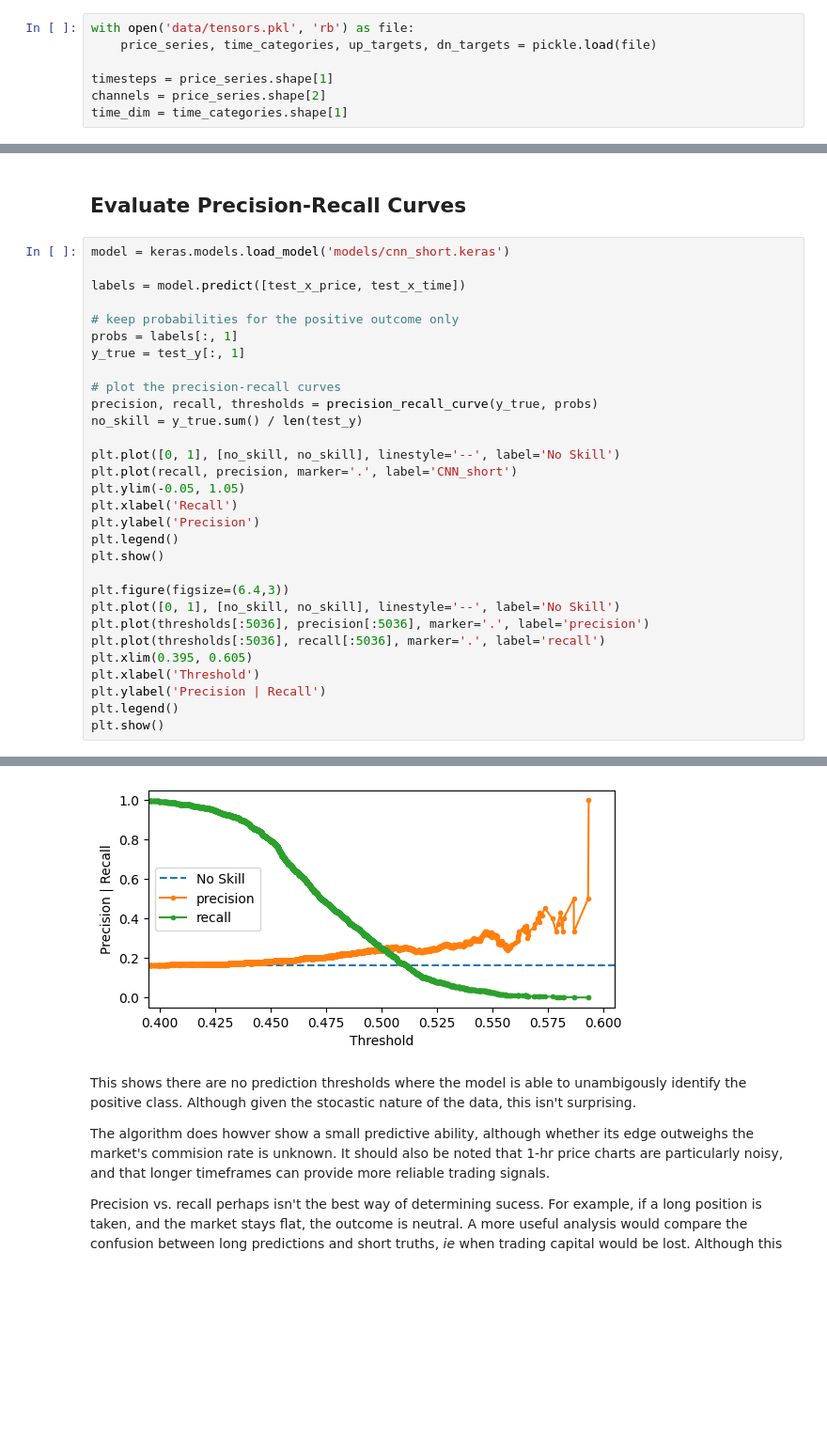
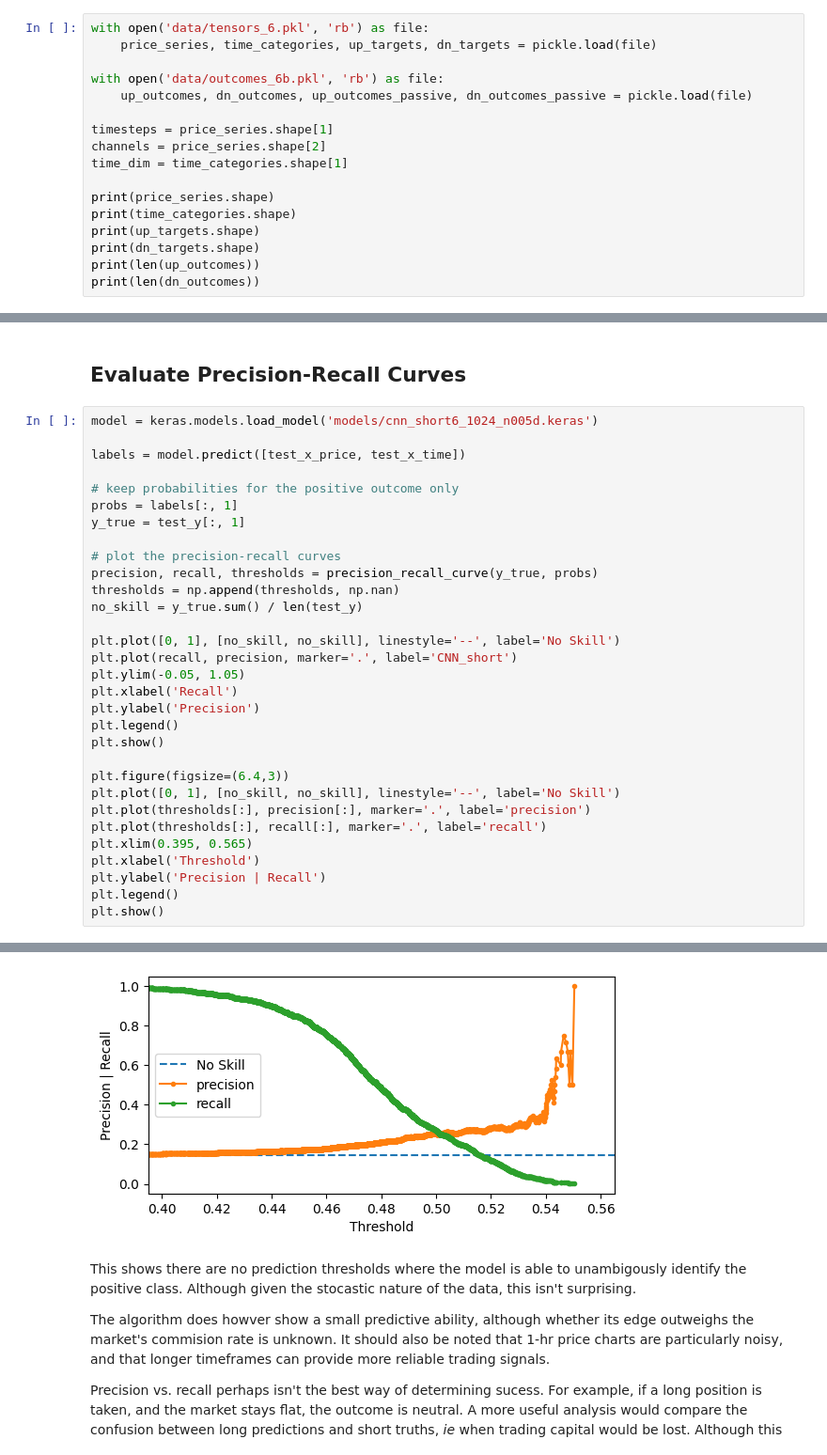
Before and after one commit to colurw/temporal_CNN, a Jupyter notebook: 2_train_model.ipynb, the cells around one changed output, grey strips where cells are left out. Shown: that part at 94% size. Cells and saved outputs as stored; diff of their text form; blank space fills up the shorter version.

```diff
--- a/2_train_model.ipynb
+++ b/2_train_model.ipynb
@@ -23,9 +24,19 @@ from sklearn.metrics import precision_recall_curve
 # %% [markdown]
 ## Load Data
 # %%
-with open('data/tensors.pkl', 'rb') as file:
+with open('data/tensors_6.pkl', 'rb') as file:
     price_series, time_categories, up_targets, dn_targets = pickle.load(file)
+
+with open('data/outcomes_6b.pkl', 'rb') as file:
+    up_outcomes, dn_outcomes, up_outcomes_passive, dn_outcomes_passive = pickle.load(file)
 
 timesteps = price_series.shape[1]
 channels = price_series.shape[2]
 time_dim = time_categories.shape[1]
+
+print(price_series.shape)
+print(time_categories.shape)
+print(up_targets.shape)
+print(dn_targets.shape)
+print(len(up_outcomes))
+print(len(dn_outcomes))
@@ -132,7 +202,7 @@ model.save('models/cnn_short.keras')
 # %% [markdown]
 ## Evaluate Precision-Recall Curves
 # %%
-model = keras.models.load_model('models/cnn_short.keras')
+model = keras.models.load_model('models/cnn_short6_1024_n005d.keras')
 
 labels = model.predict([test_x_price, test_x_time])
 
@@ -142,6 +212,7 @@ y_true = test_y[:, 1]
 
 # plot the precision-recall curves
 precision, recall, thresholds = precision_recall_curve(y_true, probs)
+thresholds = np.append(thresholds, np.nan)
 no_skill = y_true.sum() / len(test_y)
 
 plt.plot([0, 1], [no_skill, no_skill], linestyle='--', label='No Skill')
@@ -154,9 +225,9 @@ plt.show()
 
 plt.figure(figsize=(6.4,3))
 plt.plot([0, 1], [no_skill, no_skill], linestyle='--', label='No Skill')
-plt.plot(thresholds[:5036], precision[:5036], marker='.', label='precision')
-plt.plot(thresholds[:5036], recall[:5036], marker='.', label='recall')
-plt.xlim(0.395, 0.605)
+plt.plot(thresholds[:], precision[:], marker='.', label='precision')
+plt.plot(thresholds[:], recall[:], marker='.', label='recall')
+plt.xlim(0.395, 0.565)
 plt.xlabel('Threshold')
 plt.ylabel('Precision | Recall')
 plt.legend()
@@ -167,4 +238,4 @@ plt.show()
-[figure, old version]
+[figure, new version]
 # %% [markdown]
 This shows there are no prediction thresholds where the model is able to unambigously identify the positive class.  Although given the stocastic nature of the data, this isn't surprising.
 
```
Also changed, not shown: parts of 9 cells of this notebook, 11 other files.
